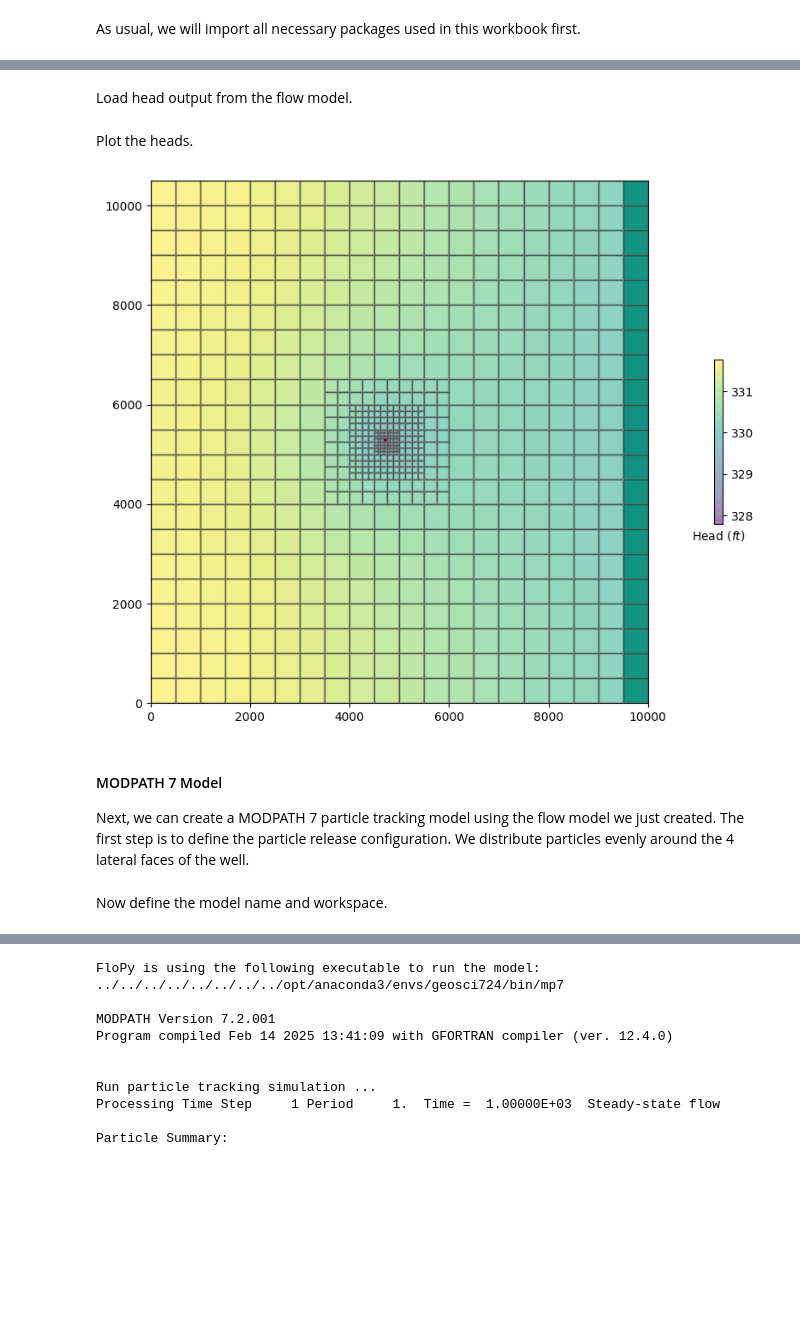
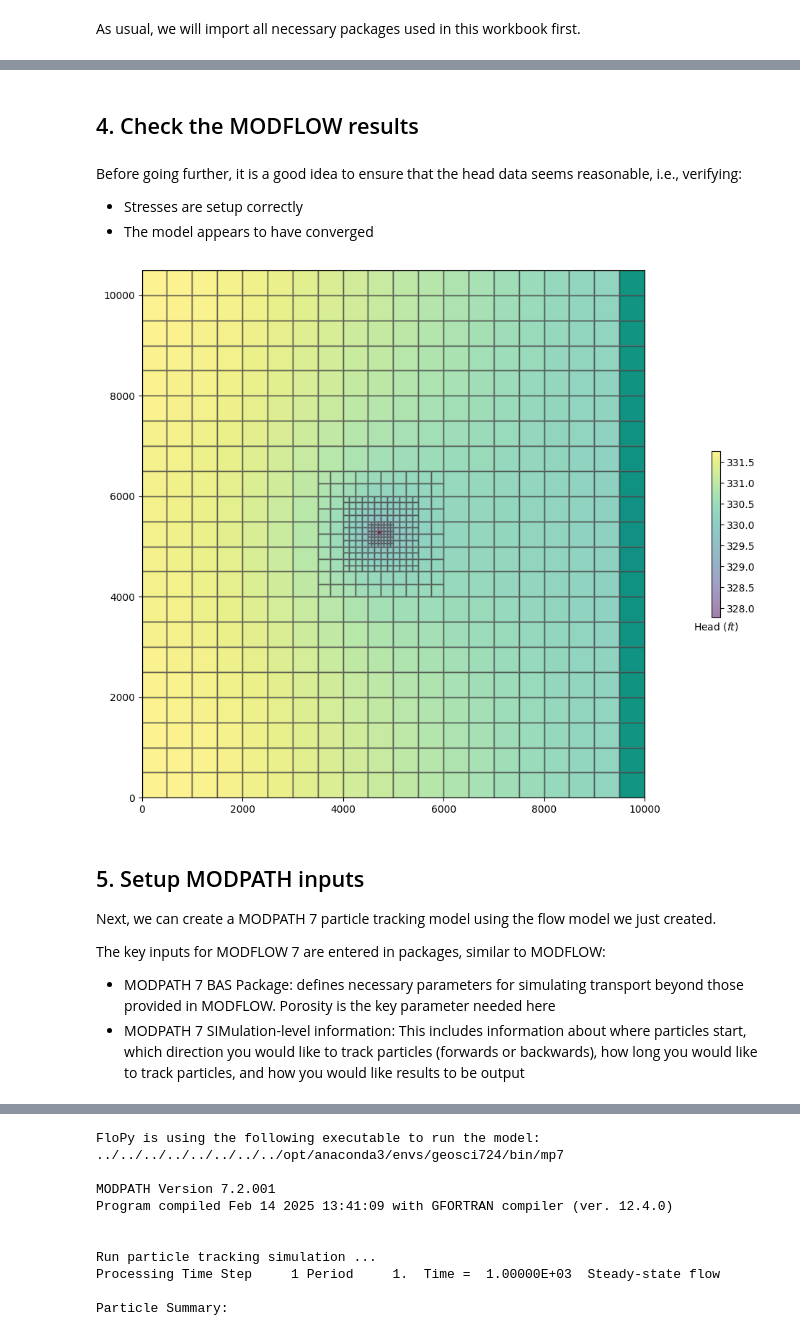
Before and after one commit to wischydro-cardiff/GWFlow-Modeling-Activities, a Jupyter notebook: 16_Particle_Tracking_MP7.ipynb, the cells around one changed output, grey strips where cells are left out. Drawn from its saved outputs; the diff is of its cells as text; code cells hidden in the pictures; blank space fills up the shorter version.

Commit message:
Update 16_Particle_Tracking_MP7.ipynb
Better documentation and organization of code

```diff
--- a/16_Particle_Tracking_MP7.ipynb
+++ b/16_Particle_Tracking_MP7.ipynb
@@ -296,5 +295,3 @@ INFORMATION: maxbound in ('gwf6', 'wel', 'dimensions') changed to 1 based on siz
 
  Normal termination of simulation.
 (True, [])
-# %% [markdown]
-Load head output from the flow model.
@@ -303,20 +298,24 @@ hds = gwf.output.head().get_data()
-# %% [markdown]
-Plot the heads.
+# %% [markdown]
+## 4. Check the MODFLOW results
+# %% [markdown]
+Before going further, it is a good idea to ensure that the head data seems reasonable, i.e., verifying:
+* Stresses are setup correctly
+* The model appears to have converged
 # %%
-fig = plt.figure(figsize=(10, 10))
+#Plot A map-view map including heads, boundary conditions.
+
+hds = gwf.output.head().get_data()
+
+fig = plt.figure(figsize=(12, 12))
 fig.tight_layout()
 ax = fig.add_subplot(1, 1, 1, aspect="equal")
 mm = flopy.plot.PlotMapView(gwf, ax=ax, layer=2)
 mm.plot_grid(alpha=0.25)
 mm.plot_bc("WEL", plotAll=True, color="red")
 mm.plot_bc("RIV", plotAll=True, color="teal")
 pc = mm.plot_array(hds[:, 0, :], edgecolor="black", alpha=0.5)
 cb = plt.colorbar(pc, shrink=0.25, pad=0.1)
 cb.ax.set_xlabel(r"Head ($ft$)")
 plt.show()
 # %% [output]
-[figure, old version]
+[figure, new version]
-# %% [markdown]
-#### MODPATH 7 Model
-
-Next, we can create a MODPATH 7 particle tracking model using the flow model we just created. The first step is to define the particle release configuration. We distribute particles evenly around the 4 lateral faces of the well.
@@ -350,2 +321,0 @@ particle_group = flopy.modpath.ParticleGroupNodeTemplate(
-# %% [markdown]
-Now define the model name and workspace.
@@ -355,0 +322,8 @@ mp7_ws.mkdir(exist_ok=True, parents=True)
+# %% [markdown]
+## 5. Setup MODPATH inputs
+
+Next, we can create a MODPATH 7 particle tracking model using the flow model we just created.
+
+The key inputs for MODFLOW 7 are entered in packages, similar to MODFLOW:
+* MODPATH 7 BAS Package: defines necessary parameters for simulating transport beyond those provided in MODFLOW. Porosity is the key parameter needed here
+* MODPATH 7 SIMulation-level information: This includes information about where particles start, which direction you would like to track particles (forwards or backwards), how long you would like to track particles, and how you would like results to be output
```
Also changed, not shown: parts of 69 cells of this notebook.
